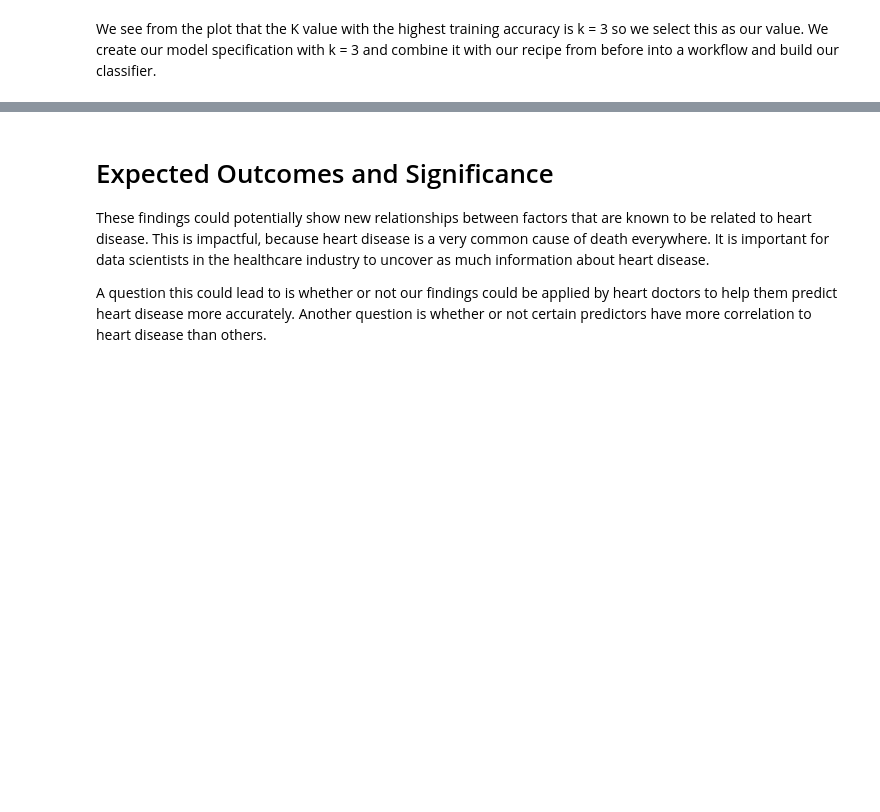
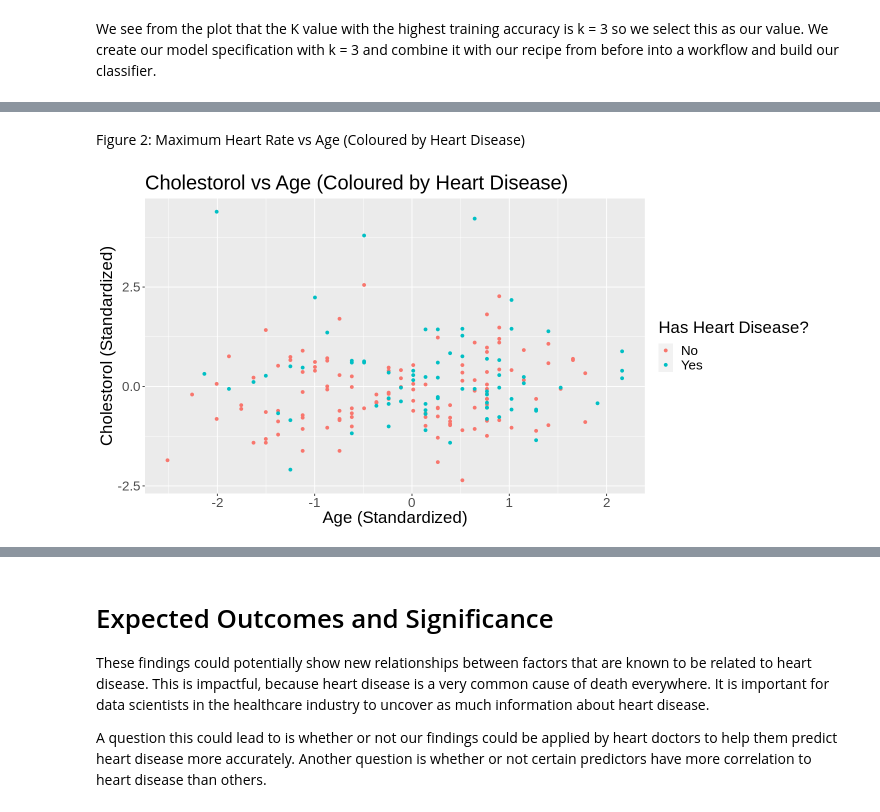
Before and after one commit to Jaspal-Basra1/DSCI100Project, a Jupyter notebook: project.ipynb, the cells around one changed output, grey strips where cells are left out. Cells and saved outputs as stored; diff of their text form; code cells hidden in the pictures; blank space fills up the shorter version.

```diff
--- a/project.ipynb
+++ b/project.ipynb
@@ -263,0 +277,7 @@ Prediction No Yes
+# %% [markdown]
+Figure 2: Maximum Heart Rate vs Age (Coloured by Heart Disease)
+# %%
+# Display Plot
+heart_disease_plot_2
+# %% [output]
+[figure, added]
```
Also changed, not shown: parts of 28 cells of this notebook.
